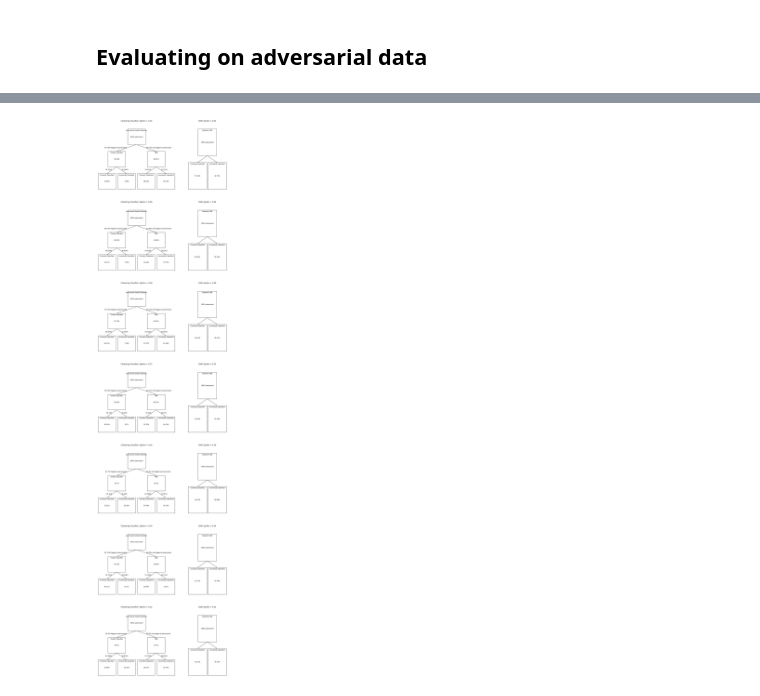
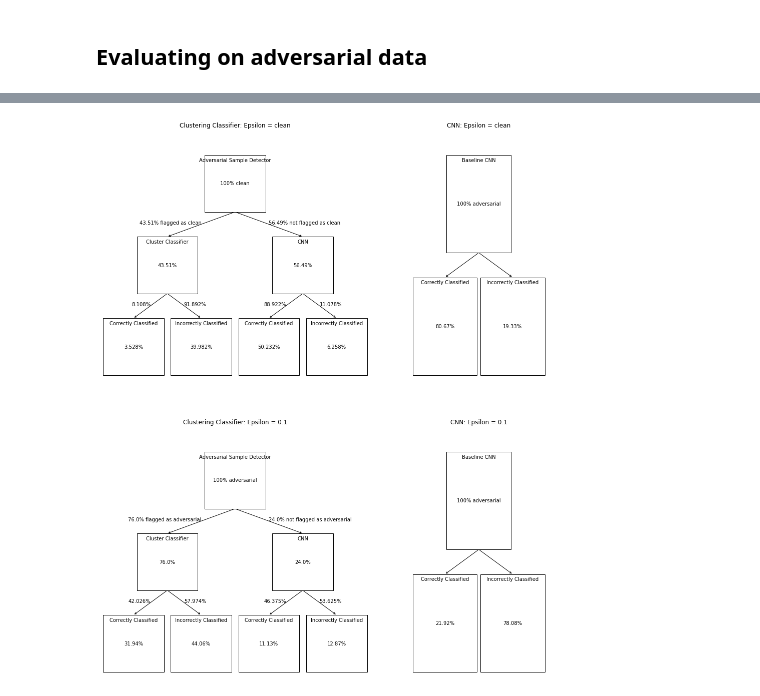
Before and after one commit to aranganath/Adversarial, a Jupyter notebook: Adversarial_Sample_Detection_with_Clustering.ipynb, the cells around one changed output, grey strips where cells are left out. Cells and saved outputs as stored; diff of their text form; code cells hidden in the pictures.

```diff
--- a/Adversarial_Sample_Detection_with_Clustering.ipynb
+++ b/Adversarial_Sample_Detection_with_Clustering.ipynb
@@ -42,7 +50,7 @@ dimensions = (size, size)
 # %% [markdown]
 ## Load Baseline (standalone) Model
 # %%
-adversarially_trained = True
+adversarially_trained = False
 
 if adversarially_trained:
     model_name = 'adv_trained_'+ dataset + '_model'
@@ -85,6 +92,13 @@ transformer = DCTDimReducer([size, size], coef_size_reduction=16)
 # %% [markdown]
 ### Fitting the clustering classifier on clean data
 # %%
-classifier = Classifier(model, input_transform=transformer, SVC_C = 10)
+# Best = 100 - better on eps >= 2
+classifier = Classifier(model, input_transform=transformer, SVC_C = 100)
 
 classifier.fit(X_train, y_train)
+
+runtime = dict()
+runtime['input_cluster_train_time'] = classifier.input_cluster_train_time
+runtime['output_cluster_train_time'] = classifier.output_cluster_train_time
+runtime['dim_reduction_time'] = transformer.transform_time
+print(runtime)
@@ -105,8 +121,8 @@ Clean data flagged as suspicious by detector: 22.160%
 # %% [markdown]
 ## Evaluating on adversarial data
 # %%
-test_eps = [2e-2, 4e-2, 8e-2, 1.2e-1, 1.6e-1, 2.4e-1, 3.2e-1]
-print("Baseline training epsilon: %.2f" % (1.2e-1))
+test_eps = [.1]#, .3, .6, 1, 1.5, 2, 3]
+print("Baseline training epsilon: %.2f" % (3e-1))
 
 baseline_performance = dict()
 clustering_classifier_performance = dict()
@@ -115,6 +131,14 @@ cnn_accuracy = dict()
 clustering_detector_performance = dict()
 
 test_dataloader = utils.create_dataloader(X_test, y_test)
+
+baseline_performance['clean'] = utils.eval_model(baseline_model, X_test, y_test)
+
+# Clustering classifier and adversarial detection accuracy
+clustering_classifier_performance['clean'] = classifier.score(X_test, y_test)
+cluster_accuracy['clean'] = classifier.cluster_accuracy
+cnn_accuracy['clean'] = classifier.cnn_accuracy
+clustering_detector_performance['clean'] = 1 - classifier.proportion_flagged
 
 for eps in test_eps:
     adv_test_data = utils.add_adversarial_noise(model, test_dataloader, eps=eps)
@@ -204,7 +201,11 @@ relative_percentages=dict()
 
 percentage = lambda x : str(round((x * 100), 3)) + "%"
 
+test_eps.insert(0, 'clean')
+
 for eps in test_eps:
+    isAdversarial = 'clean' if eps == 'clean' else 'adversarial'
+
     eps = str(eps)
     eps_absolute_percentages=list()
     eps_relative_percentages=list()
@@ -233,9 +234,9 @@ for eps in test_eps:
 
 
     # Percentage of samples sent to cluster classifier (correctly classified as adversarial)
-    eps_relative_percentages.append(percentage(detected_adversarial) + " flagged as adversarial")
+    eps_relative_percentages.append(percentage(detected_adversarial) + " flagged as " + isAdversarial)
     # Percentage of samples sent to cnn (incorrectly classified as clean)
-    eps_relative_percentages.append(percentage(not_detected_adversarial) + " not flagged as adversarial")
+    eps_relative_percentages.append(percentage(not_detected_adversarial) + " not flagged as " + isAdversarial)
 
     # Percentage of samples received by clustering classifier that were correctly classified
     eps_relative_percentages.append(percentage(cluster_classified_correctly))
@@ -249,7 +250,7 @@ for eps in test_eps:
 
     relative_percentages[eps] = eps_relative_percentages
 
-    eps_absolute_percentages.append(percentage(detector_received) + " adversarial") # 100% of samples are viewed by the root node (detector)
+    eps_absolute_percentages.append(percentage(detector_received) + " " + isAdversarial) # 100% of samples are viewed by the root node (detector)
 
     # Percentage of samples sent to cluster classifier (correctly classified as adversarial)
     eps_absolute_percentages.append(percentage(cluster_received))
@@ -272,31 +273,31 @@ for eps in test_eps:
 
 # Structure of output:
 # Root node: All samples, CNN
 #     Left child: percentage of samples correctly classified by cnn
 #     Right child: percentage of samples incorrectly classified by cnn
 bl_node_labels=["Baseline CNN", "Correctly Classified", "Incorrectly Classified"]
 bl_percentages=dict()
 
 for eps in test_eps:
     eps = str(eps)
     eps_bl_percentages=["100% adversarial", percentage(baseline_performance[eps]), percentage(1 - baseline_performance[eps])]
     bl_percentages[eps] = eps_bl_percentages
 
 _, axes = plt.subplots(nrows=len(test_eps), ncols=2, figsize=(16,10 * len(test_eps)), gridspec_kw=dict(width_ratios=[2,1]))
 for i, eps in enumerate(test_eps):
     eps = str(eps)
     axes[i, 0].set_axis_off()
     axes[i, 0].set_title("Clustering Classifier: Epsilon = " + eps)
 
     utils.visualize_full_binary_tree(3, node_labels, absolute_percentages[eps], relative_percentages[eps],
                                      ax=axes[i, 0], text_size='medium')
 
     axes[i, 1].set_axis_off()
     axes[i, 1].set_title("CNN: Epsilon = " + eps)
 
     utils.visualize_full_binary_tree(2, bl_node_labels, bl_percentages[eps], ax=axes[i, 1], text_size='medium')
 
 plt.savefig('Images/' + model_name + '_results.png')
 plt.show()
 # %% [output]
-[figure, old version]
+[figure, new version]
```
Also changed, not shown: parts of 6 cells of this notebook, 21 other files.
